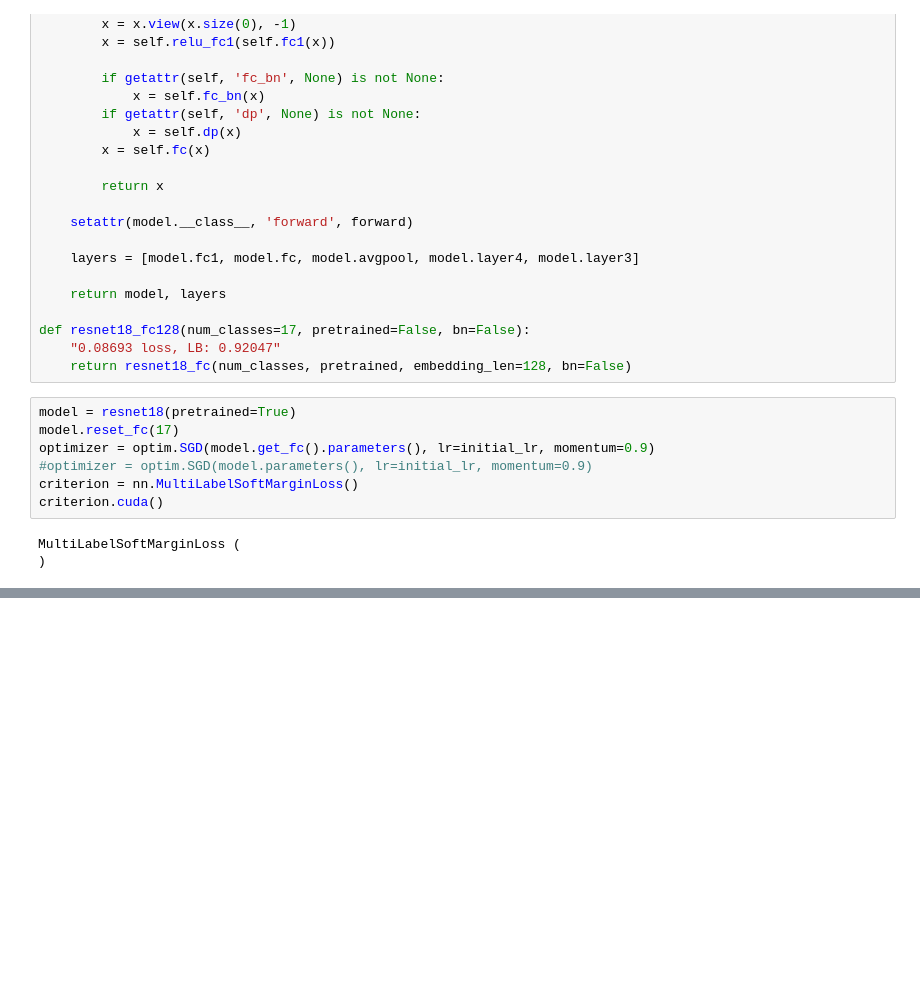
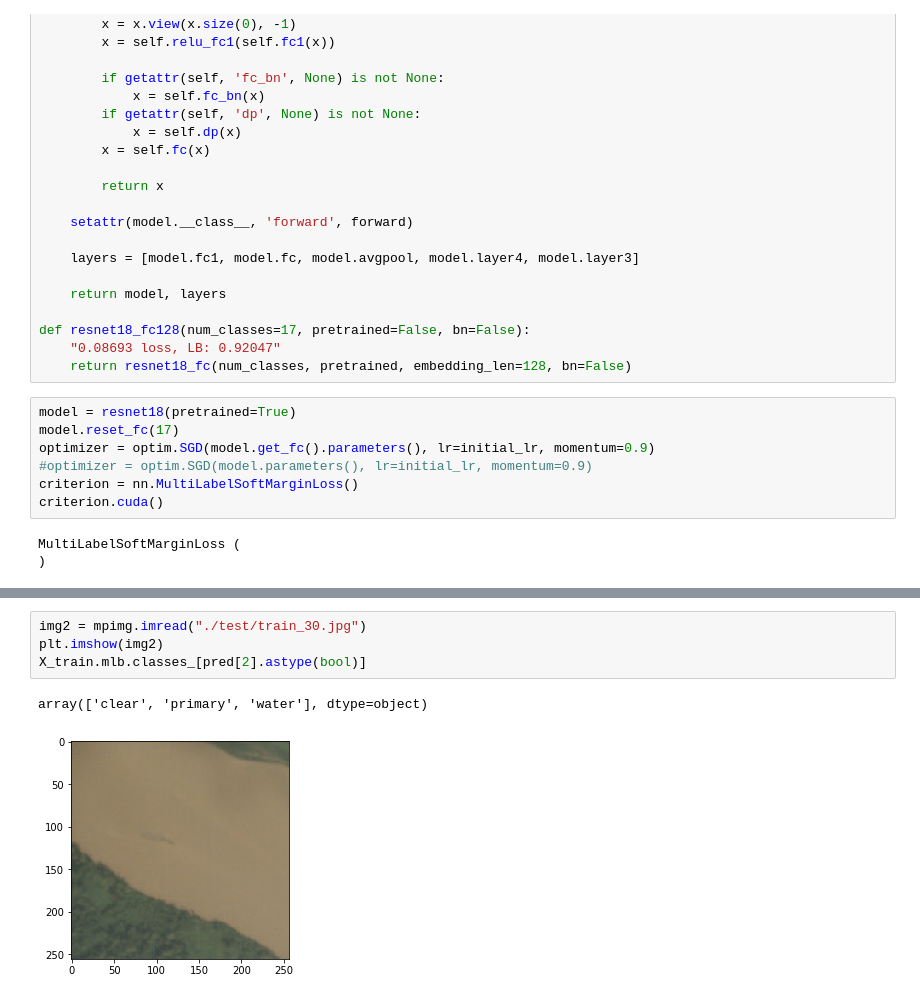
Before and after one commit to diegopdomingos/ia368z-final, a Jupyter notebook: main2.ipynb, the cells around one changed output, grey strips where cells are left out. Drawn from its saved outputs; the diff is of its cells as text; blank space fills up the shorter version.

```diff
--- a/main2.ipynb
+++ b/main2.ipynb
@@ -646,0 +675,7 @@ Test set: Accuracy: 0.900285035151  /  Patient: 2
+# %%
+img2 = mpimg.imread("./test/train_30.jpg")
+plt.imshow(img2)
+X_train.mlb.classes_[pred[2].astype(bool)]
+# %% [output]
+array(['clear', 'primary', 'water'], dtype=object)
+[figure, added]
```
Also changed, not shown: parts of 10 cells of this notebook, 5 other files.
